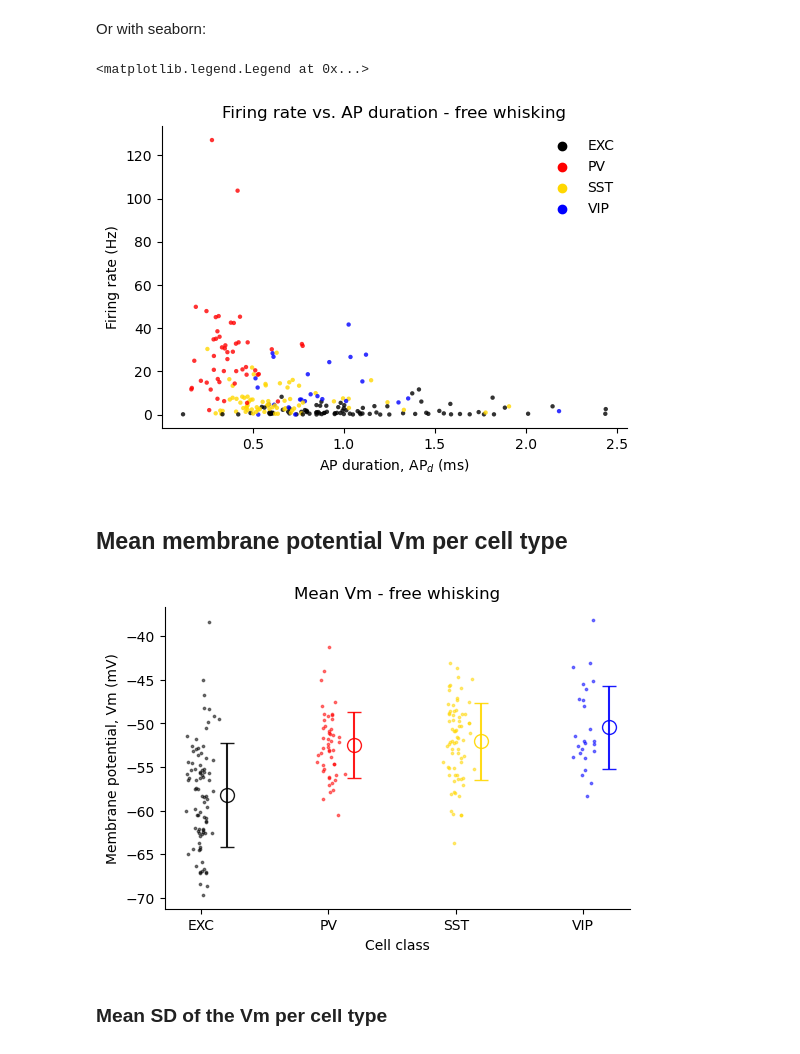
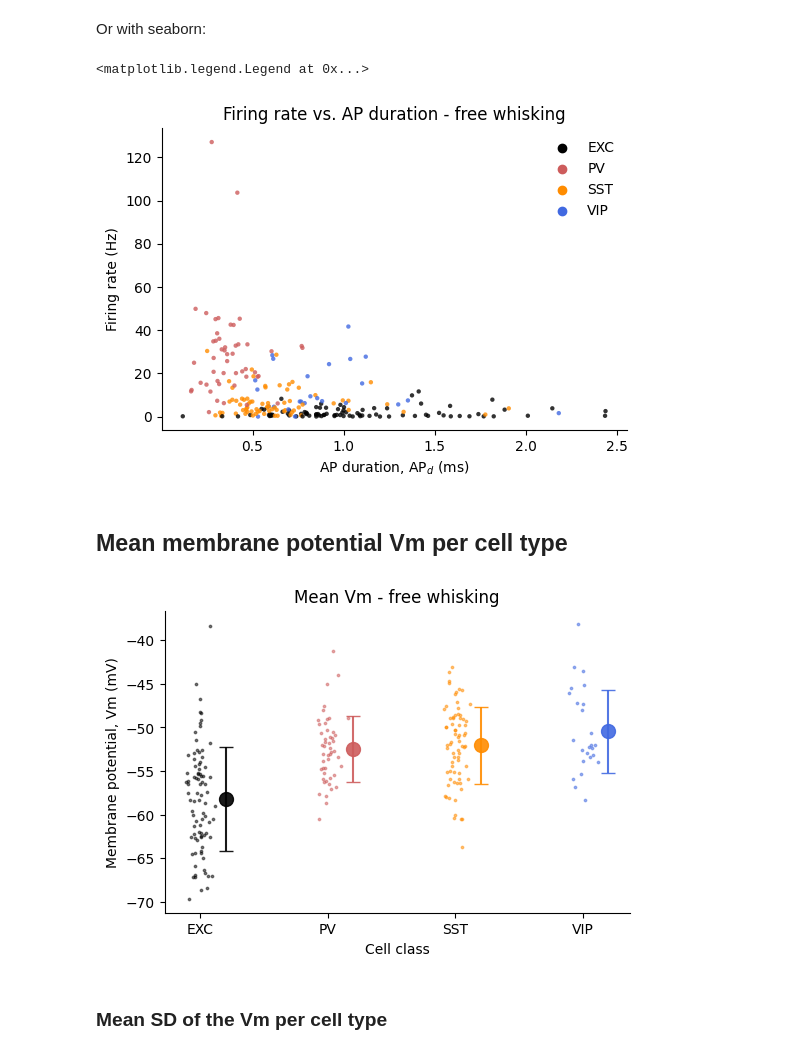
Before and after one commit to wesleymth/bio482_miniproject, a Jupyter notebook: python/notebooks/Miniproject_Analysis_Part1.ipynb, the cells around one changed output. Drawn from its saved outputs; the diff is of its cells as text; code cells hidden in the pictures.

```diff
--- a/python/notebooks/Miniproject_Analysis_Part1.ipynb
+++ b/python/notebooks/Miniproject_Analysis_Part1.ipynb
@@ -290,9 +290,9 @@ result_df.groupby('cell_type').describe()
 Let's just define a dictionary for color coding cell classes, and a list to keep cell type order fixed:
 # %%
 class_color = {'EXC':'k',
-               'PV':'red',
-               'SST':'gold',
-               'VIP':'blue'}
+               'PV':'indianred',
+               'VIP':'royalblue',
+               'SST':'darkorange'}
 cell_class_order = ['EXC', 'PV', 'SST', 'VIP']
 # %% [markdown]
 The advantage of using `pd.DataFrame` is that we can use the library `seaborn`, which allow for fast and clear visualization. However, for more customized figures, seaborn sometimes makes things complicated.
@@ -368,7 +368,6 @@ for i, c_type in enumerate(cell_class_order):
                  marker='o',
                  ms=10,
                  capsize=5,
-                 fillstyle='none',
                  alpha=0.9,
                  c=class_color[c_type])
 
@@ -412,7 +411,6 @@ for i, c_type in enumerate(cell_class_order):
                  marker='o',
                  ms=10,
                  capsize=5,
-                 fillstyle='none',
                  alpha=0.9,
                  c=class_color[c_type])
 
@@ -507,7 +505,7 @@ ax.set_title('Firing rate vs. AP duration - free whisking')
 ax.legend(frameon=False)
 # %% [output]
 <matplotlib.legend.Legend at 0x...>
-[figure, old version]
+[figure, new version]
 # %% [markdown]
 ## Mean membrane potential Vm per cell type
 # %%
@@ -524,35 +522,34 @@ for i, c_type in enumerate(cell_class_order):
 
     # Show individual observations (scatterplot with added x-axis jitter to avoid overplotting)
     jitter_scatterplot(x=obs_locations,
                        y=obs_values,
                        s=3,
                        alpha=0.5,
                        c=class_color[c_type])
 
     # Show mean and standard deviation
     ax.errorbar(x=i+0.2,
                  y=np.nanmean(obs_values),
                  yerr=np.nanstd(obs_values), #errobarsize is standard deviation
                  marker='o',
                  ms=10,
                  capsize=5,
-                 fillstyle='none',
                  alpha=0.9,
                  c=class_color[c_type])
 
 # Set xtick labels and legend
 ax.set_xticks([0,1,2,3])
 ax.set_xticklabels(cell_class_order)
 ax.set_xlabel('Cell class')
 ax.set_ylabel('Membrane potential, Vm (mV)')
 ax.set_title('Mean Vm - free whisking')
 
 
 # Save figure
 fname = os.path.join(figure_path, 'mean_vm_free_whisking.png')
 plt.savefig(fname=fname, dpi='figure', format='png', bbox_inches='tight')
 # %% [output]
-[figure, old version]
+[figure, new version]
 # %% [markdown]
 ### Mean SD of the Vm per cell type
 # %%
```
Also changed, not shown: parts of 9 cells of this notebook, 6 other files.
